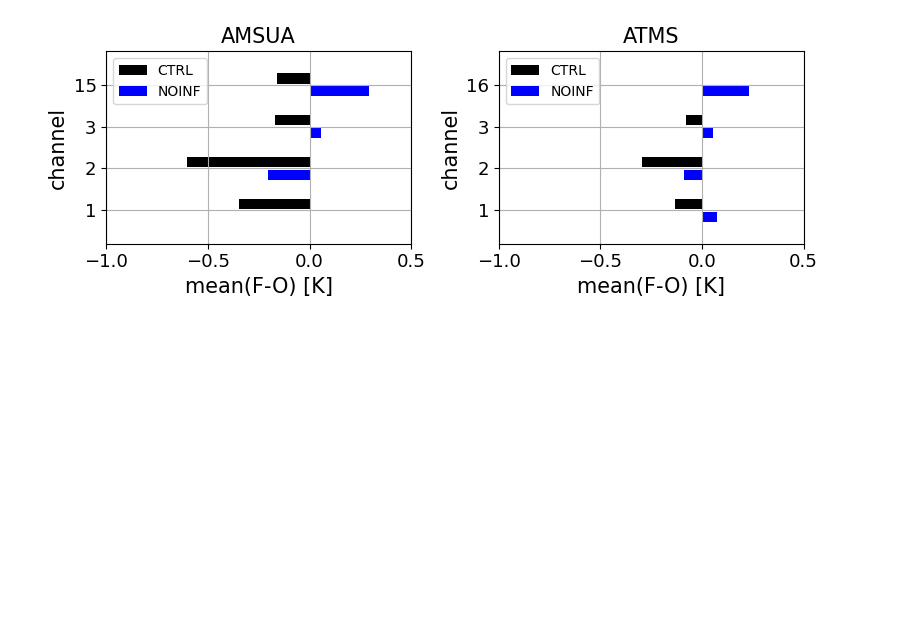
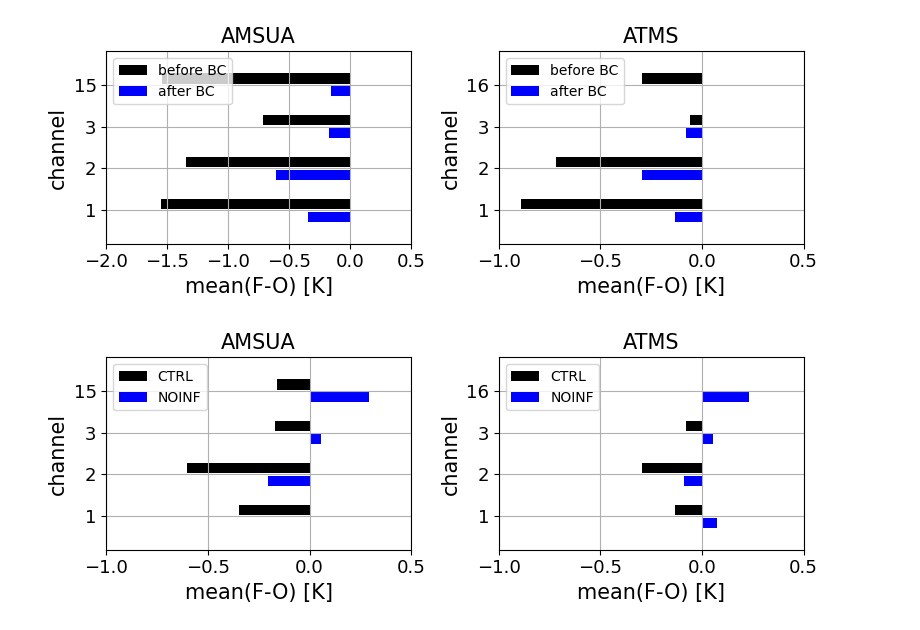
Before and after one commit to ChihChiHu1125/SHiELD_GSI_notebook, a Jupyter notebook: paper_use/obs_space_biases_radstats.ipynb, the cells around one changed output. Saved outputs shown, nothing was run; the diff lists cells and outputs as text; code cells hidden in the pictures; blank space fills up the shorter version.

```diff
--- a/paper_use/obs_space_biases_radstats.ipynb
+++ b/paper_use/obs_space_biases_radstats.ipynb
@@ -35,6 +43,69 @@ exptest = exps[1]
 
 reflabel = 'CTRL'
 testlabel = 'NOINF'
+# %%
+# replot bias-corrected bias(O-F) before / after BC
+
+expplot='full_CTRL'
+
+plt_var1 = -dftmp['amsua'][f'biasnbc_{expplot}']
+plt_var2 = -dftmp['amsua'][f'bias_{expplot}']
+
+bar_height = 0.3
+
+save_fig = True
+fig_dir = f'/scratch2/GFDL/gfdlscr/Chih-Chi.Hu/python_codes/figures/rad_stats_bias/{expstr}/'
+
+if not os.path.exists(fig_dir):
+    os.makedirs(fig_dir)
+    print(f"Directory '{fig_dir}' created.")
+
+
+fig = plt.figure(figsize=(8,3))
+ax1 = fig.add_subplot(1, 2, 1)  # Add subplot at position 1
+ax2 = fig.add_subplot(1, 2, 2)  # Add subplot at position 1
+
+plt_chs = [1,2,3,15] # AMSUA
+x = np.arange(len(plt_chs))
+
+ax1.barh(x + bar_height/2, plt_var1, height=bar_height*0.8, label=f'before BC', color='black')
+ax1.barh(x - bar_height/2, plt_var2, height=bar_height*0.8, label=f'after BC', color='blue')
+
+ax1.set_xlabel(r'mean(F-O) [K]', fontsize=15)
+ax1.set_yticks([r for r in range(len(plt_chs))], plt_chs, fontsize=14)
+ax1.tick_params(axis='both', which='major', labelsize=13)
+ax1.set_xlim([-2.0,0.5])
+ax1.set_ylim([-0.8, len(plt_chs)-0.2])
+ax1.set_ylabel('channel',fontsize=15)
+ax1.grid(True)
+ax1.legend(fontsize=10, loc='upper left')
+ax1.set_title('AMSUA', fontsize=15)
+
+
+plt_var1 = -dftmp['atms'][f'biasnbc_{expplot}']
+plt_var2 = -dftmp['atms'][f'bias_{expplot}']
+
+plt_chs = [1,2,3,16] # ATMS
+ax2.barh(x + bar_height/2, plt_var1, height=bar_height*0.8, label=f'before BC', color='black')
+ax2.barh(x - bar_height/2, plt_var2, height=bar_height*0.8, label=f'after BC', color='blue')
+
+ax2.set_xlabel(r'mean(F-O) [K]', fontsize=15)
+ax2.set_yticks([r for r in range(len(plt_chs))], plt_chs, fontsize=14)
+#ax4.yaxis.tick_right()
+ax2.tick_params(axis='both', which='major', labelsize=13)
+ax2.set_xlim([-1.0,0.5])
+ax2.set_ylim([-0.8, len(plt_chs)-0.2])
+ax2.set_ylabel('channel',fontsize=15)
+ax2.grid(True)
+ax2.legend(fontsize=10, loc='upper left')
+ax2.set_title('ATMS', fontsize=15)
+
+plt.tight_layout()
+
+if save_fig:
+    plt.savefig(f"{fig_dir}/window_channels_bias_CTRL_before_after_BC.png", dpi=300, bbox_inches='tight')
+# %% [output]
+[figure, added]
 # %%
 # replot bias-corrected bias(O-F) for selected channels:
 
```
Also changed, not shown: parts of 1 cell of this notebook, 19 other files.
